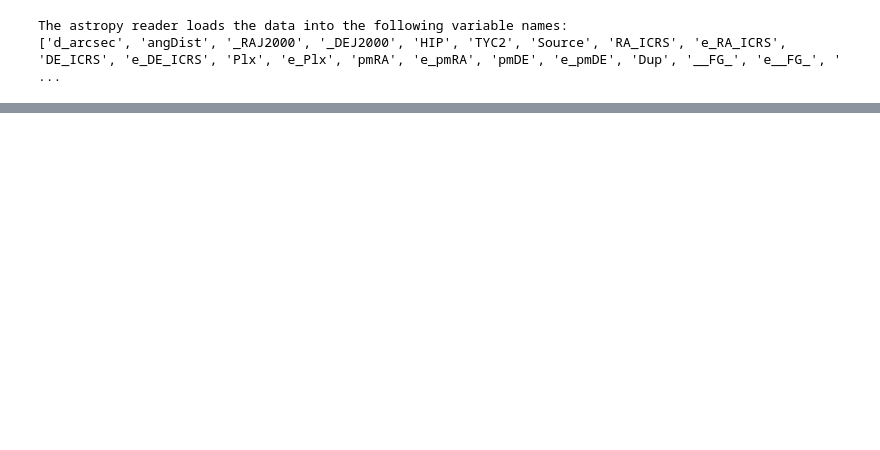
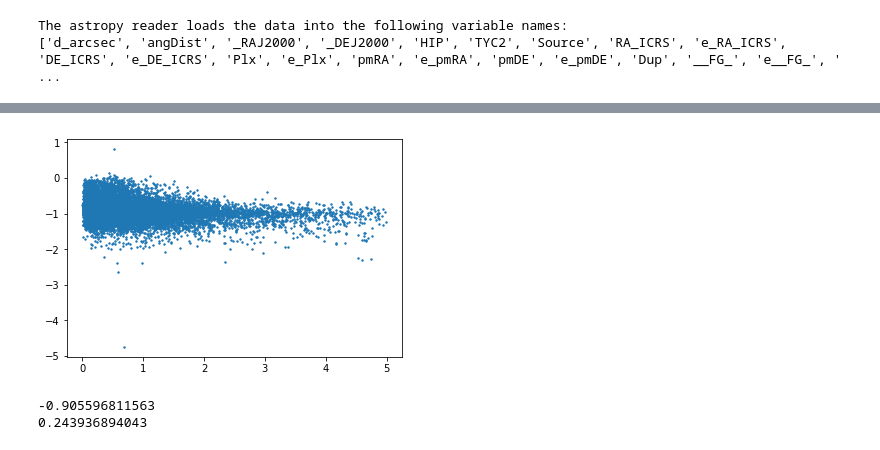
Before and after one commit to leemundy/GAIA, a Jupyter notebook: Work-Areas/rpopescu/notebook/Cat2.ipynb, the cells around one changed output, grey strips where cells are left out. Saved outputs shown, nothing was run; the diff lists cells and outputs as text; code cells hidden in the pictures; blank space fills up the shorter version.

```diff
--- a/Work-Areas/rpopescu/notebook/Cat2.ipynb
+++ b/Work-Areas/rpopescu/notebook/Cat2.ipynb
@@ -88,0 +192,12 @@ Finished masking rows with >4 arcsec matches in Wright et al
+# %%
+J_G = Jmag-Gmag
+plt.scatter(s1,J_G,s=2.0)
+plt.show()
+JGmean = np.mean(J_G)
+JGstd = np.std(J_G)
+print(JGmean)
+print(JGstd)
+# %% [output]
+[figure, added]
+-0.905596811563
+0.243936894043
```
Also changed, not shown: parts of 23 cells of this notebook, 4 other files.
